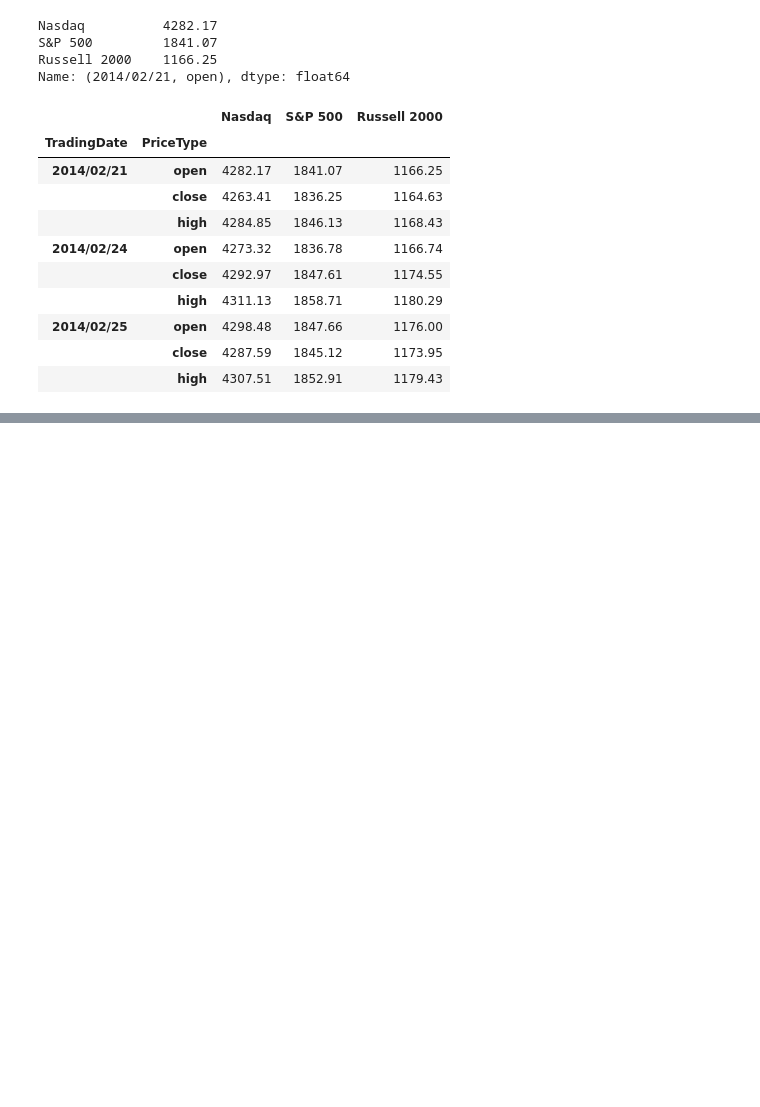
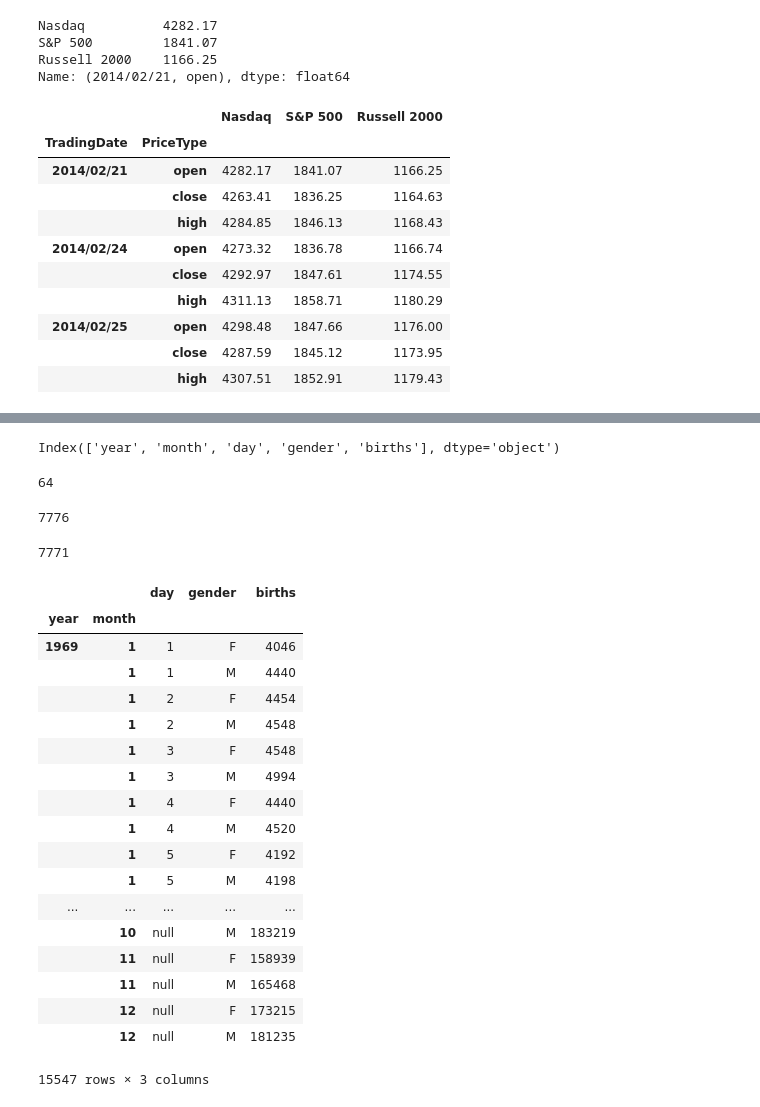
Before and after one commit to edyoda/data-science-ml-foundation-10, a Jupyter notebook: New-5 Pandas - Indexing & Selecting.ipynb, the cells around one changed output, grey strips where cells are left out. Saved outputs shown, nothing was run; the diff lists cells and outputs as text; code cells hidden in the pictures; blank space fills up the shorter version.

```diff
--- a/New-5 Pandas - Indexing & Selecting.ipynb
+++ b/New-5 Pandas - Indexing & Selecting.ipynb
@@ -478,3 +520,5 @@ stock_Index_data.ix['2014/02/21':'2014/02/25']
 | 2014/02/25 | open | 4298.48 | 1847.66 | 1176.00 |
 |  | close | 4287.59 | 1845.12 | 1173.95 |
 |  | high | 4307.51 | 1852.91 | 1179.43 |
+# %%
+births = pd.read_csv('births.csv')
@@ -480,0 +537,40 @@ stock_Index_data.ix['2014/02/21':'2014/02/25']
+# %%
+births.columns
+# %% [output]
+Index(['year', 'month', 'day', 'gender', 'births'], dtype='object')
+# %%
+birthidx = births.set_index(['year','month'])
+# %%
+len(birthidx.loc[1969,1])
+# %% [output]
+64
+# %%
+len(birthidx[birthidx.gender == 'F'])
+# %% [output]
+7776
+# %%
+len(birthidx[birthidx.gender == 'M'])
+# %% [output]
+7771
+# %%
+birthidx
+# %% [output]
+|  |  | day | gender | births |
+| year | month |  |  |  |
+| 1969 | 1 | 1 | F | 4046 |
+|  | 1 | 1 | M | 4440 |
+|  | 1 | 2 | F | 4454 |
+|  | 1 | 2 | M | 4548 |
+|  | 1 | 3 | F | 4548 |
+|  | 1 | 3 | M | 4994 |
+|  | 1 | 4 | F | 4440 |
+|  | 1 | 4 | M | 4520 |
+|  | 1 | 5 | F | 4192 |
+|  | 1 | 5 | M | 4198 |
+| ... | ... | ... | ... | ... |
+|  | 10 | null | M | 183219 |
+|  | 11 | null | F | 158939 |
+|  | 11 | null | M | 165468 |
+|  | 12 | null | F | 173215 |
+|  | 12 | null | M | 181235 |
+15547 rows × 3 columns
```
Also changed, not shown: parts of 20 cells of this notebook, 6 other files.
